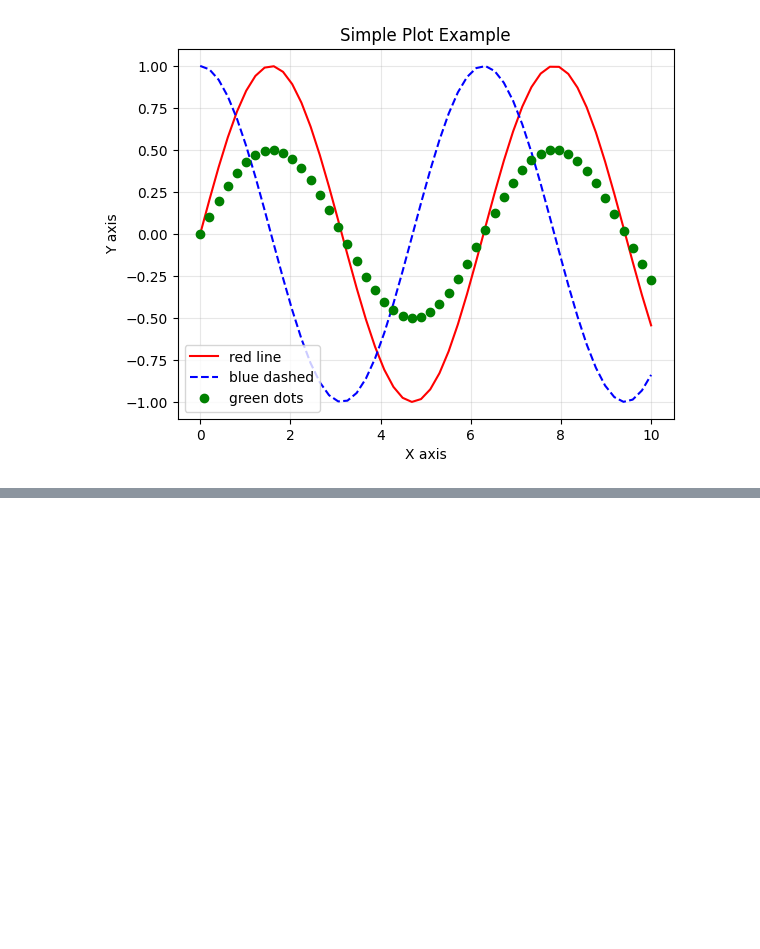
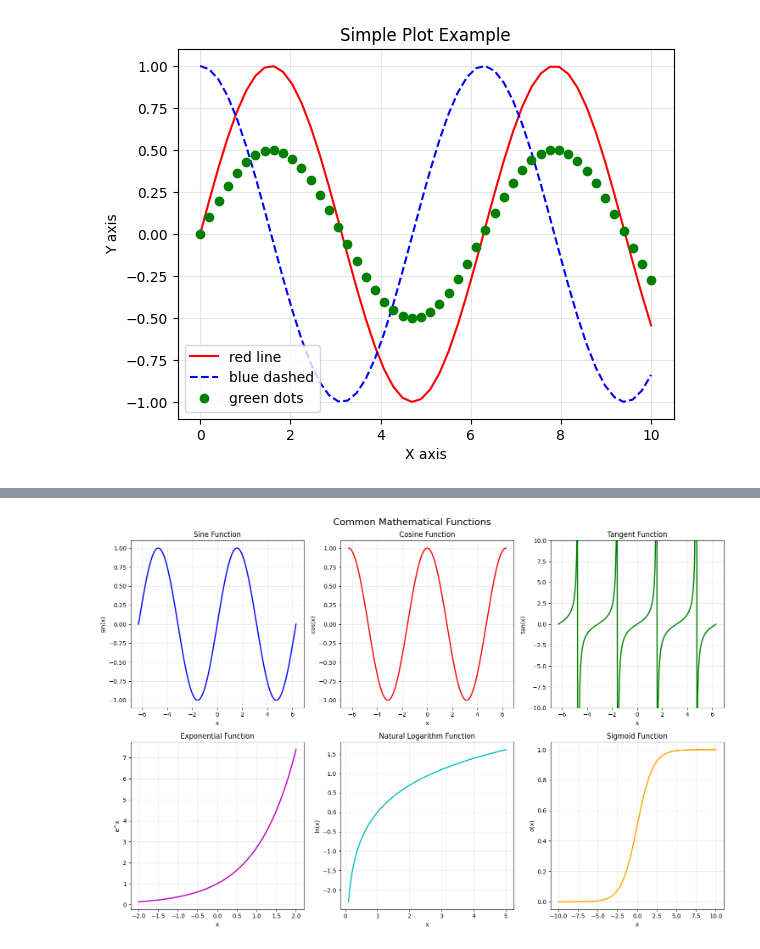
Before and after one commit to tanmay-sahoo89/AIML-Series, a Jupyter notebook: data_detox.ipynb, the cells around one changed output, grey strips where cells are left out. Drawn from its saved outputs; the diff is of its cells as text; code cells hidden in the pictures; blank space fills up the shorter version.

```diff
--- a/data_detox.ipynb
+++ b/data_detox.ipynb
@@ -50,0 +60,57 @@ plt.show()
+# %%
+# Plots for multiple functions
+x = np.linspace(-2*np.pi, 2*np.pi, 200)
+
+fig, axs = plt.subplots(2, 3, figsize=(15, 10))
+fig.suptitle('Common Mathematical Functions', fontsize=16)
+
+# 1. Sine function
+axs[0, 0].plot(x, np.sin(x), 'b-', linewidth=2)
+axs[0, 0].set_title('Sine Function')
+axs[0, 0].grid(True, alpha=0.3)
+axs[0, 0].set_xlabel('x')
+axs[0, 0].set_ylabel('sin(x)')
+
+# 2. Cosine function
+axs[0, 1].plot(x, np.cos(x), 'r-', linewidth=2)
+axs[0, 1].set_title('Cosine Function')
+axs[0, 1].grid(True, alpha=0.3)
+axs[0, 1].set_xlabel('x')
+axs[0, 1].set_ylabel('cos(x)')
+
+# 3. Tangent function
+axs[0, 2].plot(x, np.tan(x), 'g-', linewidth=2)
+axs[0, 2].set_title('Tangent Function')
+axs[0, 2].set_ylim(-10, 10)
+axs[0, 2].grid(True, alpha=0.3)
+axs[0, 2].set_xlabel('x')
+axs[0, 2].set_ylabel('tan(x)')
+
+# 4. Exponential function
+x_exp = np.linspace(-2, 2, 100)
+axs[1, 0].plot(x_exp, np.exp(x_exp), 'm-', linewidth=2)
+axs[1, 0].set_title('Exponential Function')
+axs[1, 0].grid(True, alpha=0.3)
+axs[1, 0].set_xlabel('x')
+axs[1, 0].set_ylabel('e^x')
+
+# 5. Logarithm function
+x_log = np.linspace(0.1, 5, 100)
+axs[1, 1].plot(x_log, np.log(x_log), 'c-', linewidth=2)
+axs[1, 1].set_title('Natural Logarithm Function')
+axs[1, 1].grid(True, alpha=0.3)
+axs[1, 1].set_xlabel('x')
+axs[1, 1].set_ylabel('ln(x)')
+
+# 6. Sigmoid function (defined earlier)
+x_sig = np.linspace(-10, 10, 100)
+axs[1, 2].plot(x_sig, sigmoid(x_sig), 'orange', linewidth=2)
+axs[1, 2].set_title('Sigmoid Function')
+axs[1, 2].grid(True, alpha=0.3)
+axs[1, 2].set_xlabel('x')
+axs[1, 2].set_ylabel('σ(x)')
+
+plt.tight_layout()
+plt.show()
+# %% [output]
+[figure, added]
```
Also changed, not shown: parts of 3 cells of this notebook.
